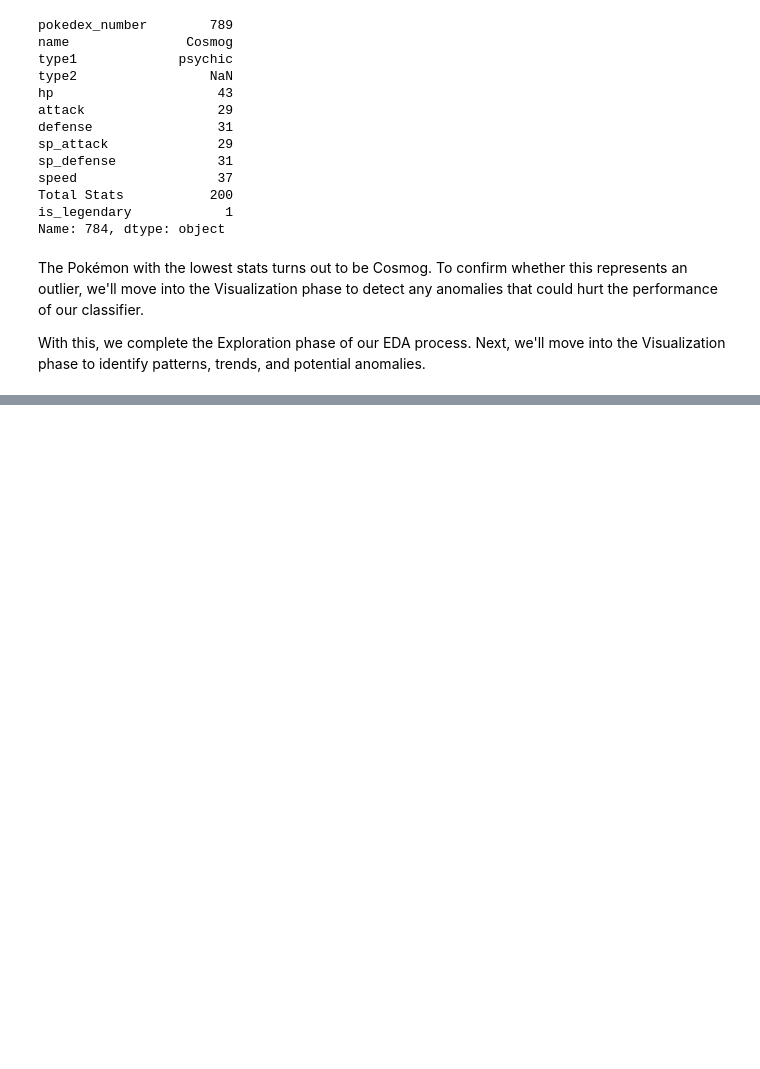
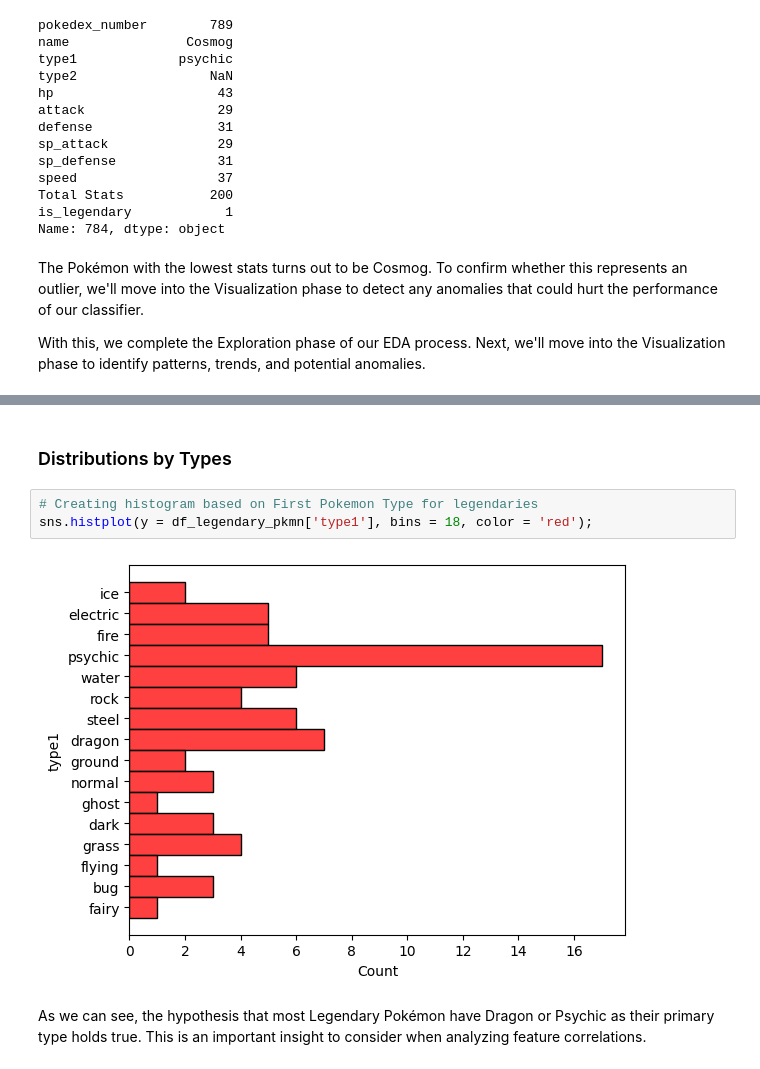
Before and after one commit to Alaninja1209/Pokemon-Legendary-Classifier, a Jupyter notebook: Pokemon_EDA_Stage.ipynb, the cells around one changed output, grey strips where cells are left out. Drawn from its saved outputs; the diff is of its cells as text; blank space fills up the shorter version.

Commit message:
Start Visualizing Data - Distributions

```diff
--- a/Pokemon_EDA_Stage.ipynb
+++ b/Pokemon_EDA_Stage.ipynb
@@ -326,0 +333,9 @@ With this, we complete the Exploration phase of our EDA process. Next, we'll mov
+# %% [markdown]
+### Distributions by Types
+# %%
+# Creating histogram based on First Pokemon Type for legendaries
+sns.histplot(y = df_legendary_pkmn['type1'], bins = 18, color = 'red');
+# %% [output]
+[figure, added]
+# %% [markdown]
+As we can see, the hypothesis that most Legendary Pokémon have Dragon or Psychic as their primary type holds true. This is an important insight to consider when analyzing feature correlations.
```
Also changed, not shown: parts of 1 cell of this notebook.
